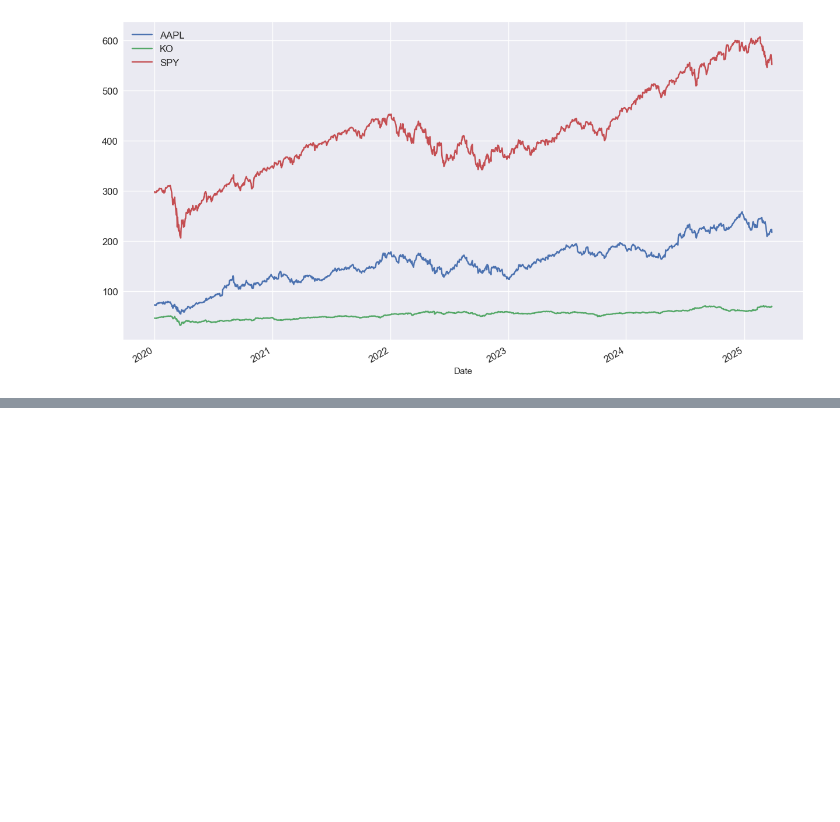
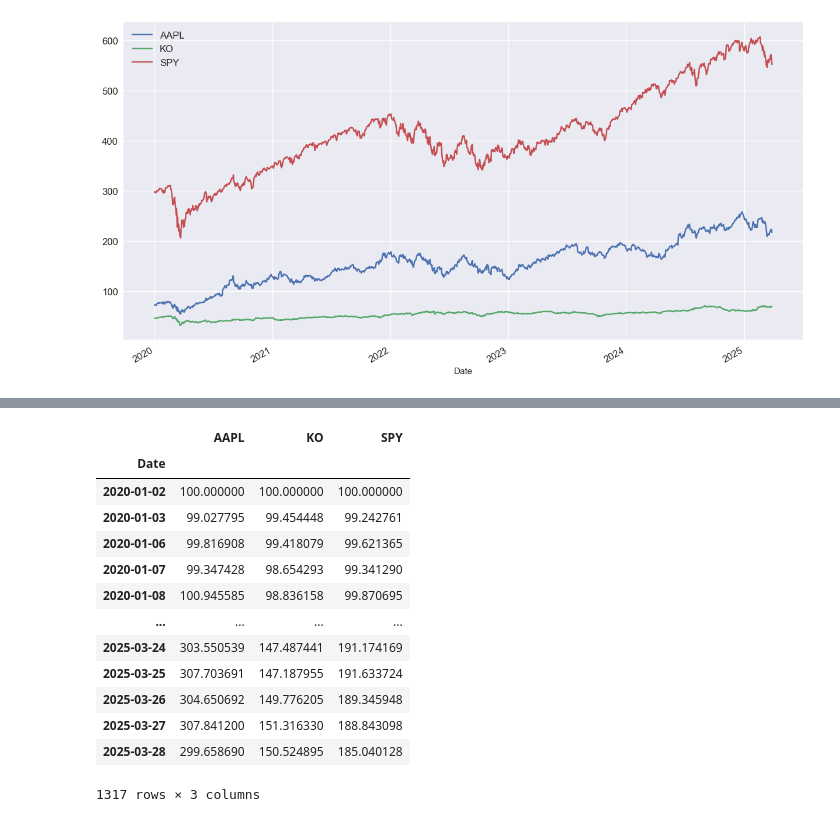
Before and after one commit to JorgePCDV/pcdv-algos, a Jupyter notebook: src/starter_files/algo1.ipynb, the cells around one changed output, grey strips where cells are left out. Saved outputs shown, nothing was run; the diff lists cells and outputs as text; code cells hidden in the pictures; blank space fills up the shorter version.

```diff
--- a/src/starter_files/algo1.ipynb
+++ b/src/starter_files/algo1.ipynb
@@ -277,0 +308,17 @@ plt.show()
+# %%
+close.div(close.iloc[0]).mul(100)
+# %% [output]
+|  | AAPL | KO | SPY |
+| Date |  |  |  |
+| 2020-01-02 | 100.000000 | 100.000000 | 100.000000 |
+| 2020-01-03 | 99.027795 | 99.454448 | 99.242761 |
+| 2020-01-06 | 99.816908 | 99.418079 | 99.621365 |
+| 2020-01-07 | 99.347428 | 98.654293 | 99.341290 |
+| 2020-01-08 | 100.945585 | 98.836158 | 99.870695 |
+| ... | ... | ... | ... |
+| 2025-03-24 | 303.550539 | 147.487441 | 191.174169 |
+| 2025-03-25 | 307.703691 | 147.187955 | 191.633724 |
+| 2025-03-26 | 304.650692 | 149.776205 | 189.345948 |
+| 2025-03-27 | 307.841200 | 151.316330 | 188.843098 |
+| 2025-03-28 | 299.658690 | 150.524895 | 185.040128 |
+1317 rows × 3 columns
```
Also changed, not shown: parts of 16 cells of this notebook, 1 other file.
